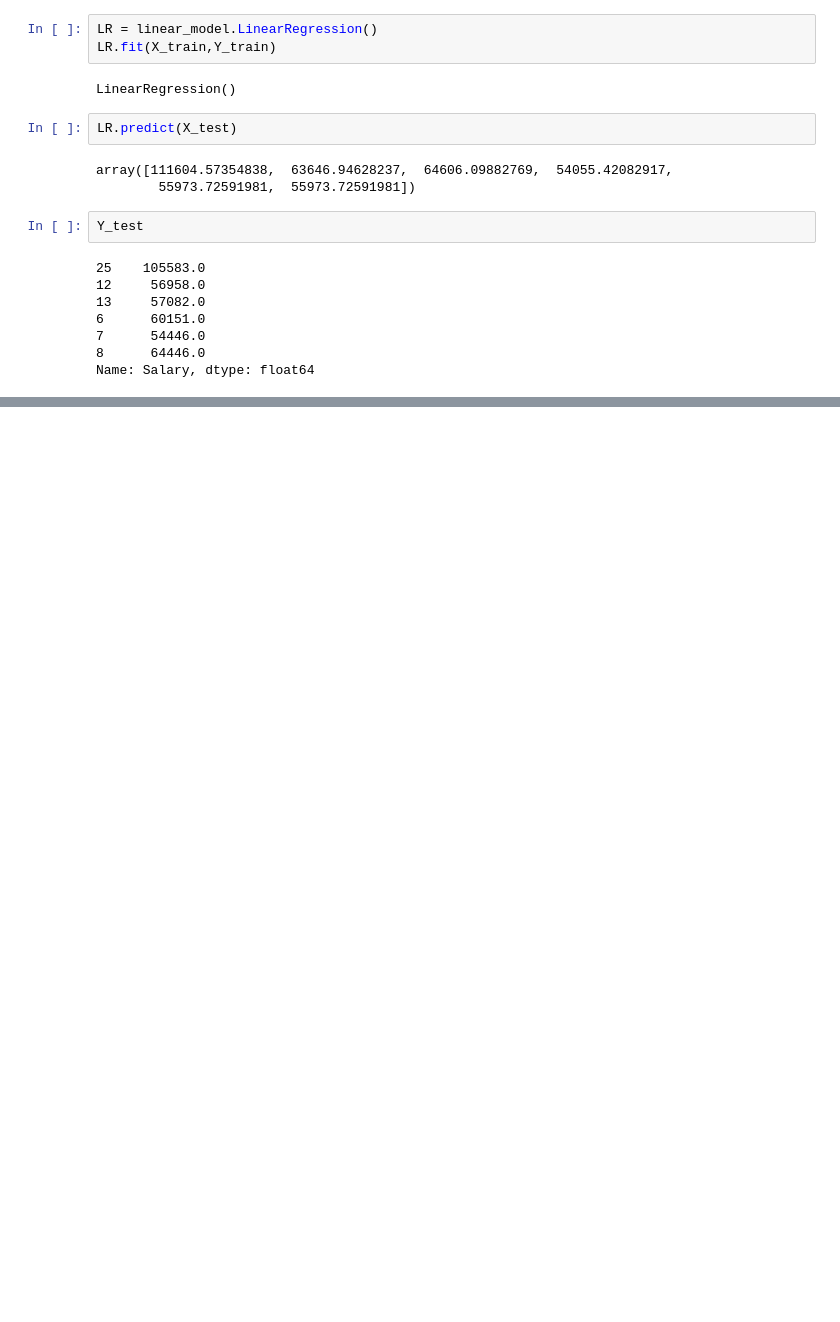
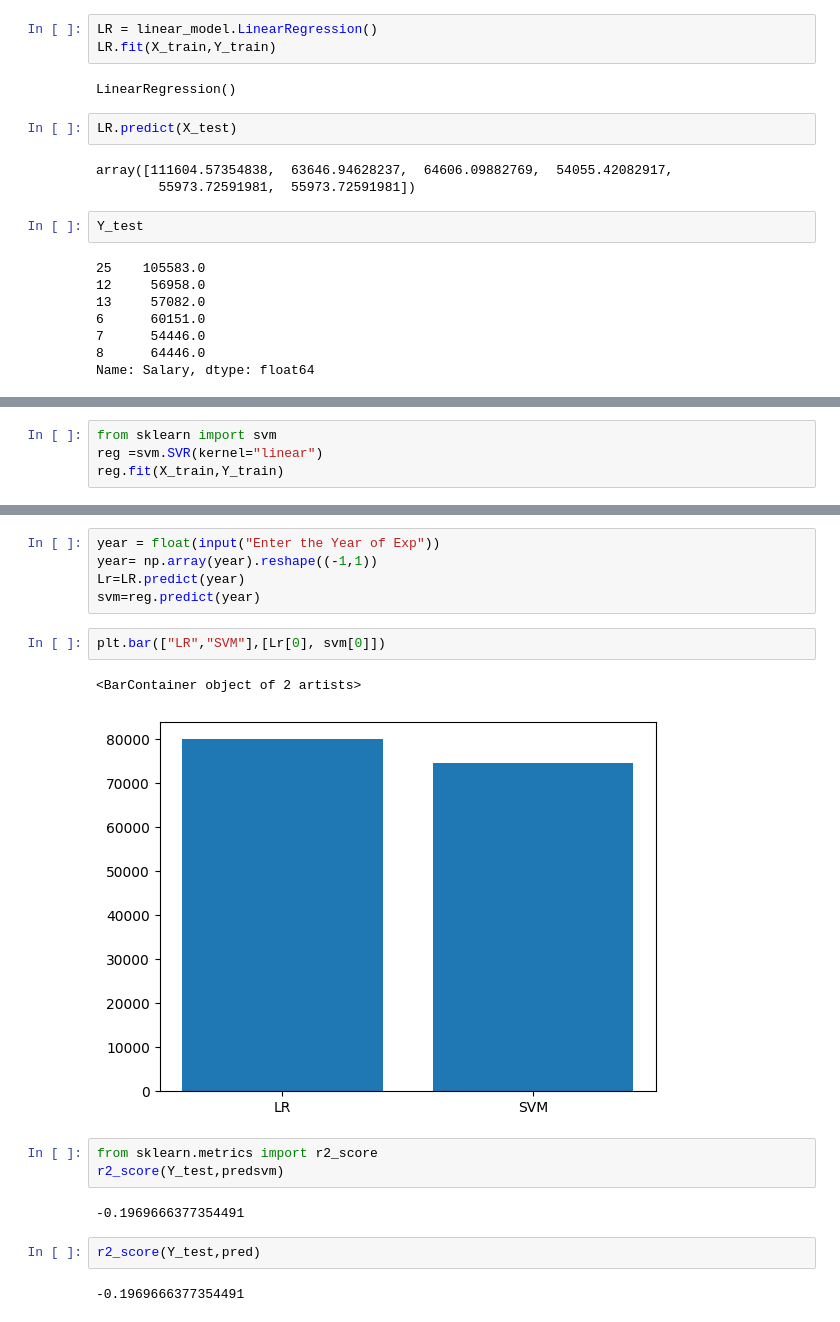
Before and after one commit to avicomputersolutions/DataScience, a Jupyter notebook: Machine Learning/LinearRegression.ipynb, the cells around one changed output, grey strips where cells are left out. Saved outputs shown, nothing was run; the diff lists cells and outputs as text; blank space fills up the shorter version.

```diff
--- a/Machine Learning/LinearRegression.ipynb
+++ b/Machine Learning/LinearRegression.ipynb
@@ -136,0 +129,4 @@ array([104890.50573114])
+# %%
+from sklearn import svm
+reg =svm.SVR(kernel="linear")
+reg.fit(X_train,Y_train)
@@ -136,0 +150,19 @@ array([104890.50573114])
+# %%
+year = float(input("Enter the Year of Exp"))
+year= np.array(year).reshape((-1,1))
+Lr=LR.predict(year)
+svm=reg.predict(year)
+# %%
+plt.bar(["LR","SVM"],[Lr[0], svm[0]])
+# %% [output]
+<BarContainer object of 2 artists>
+[figure, added]
+# %%
+from sklearn.metrics import r2_score
+r2_score(Y_test,predsvm)
+# %% [output]
+-0.1969666377354491
+# %%
+r2_score(Y_test,pred)
+# %% [output]
+-0.1969666377354491
```
Also changed, not shown: parts of 5 cells of this notebook, 1 other file.
